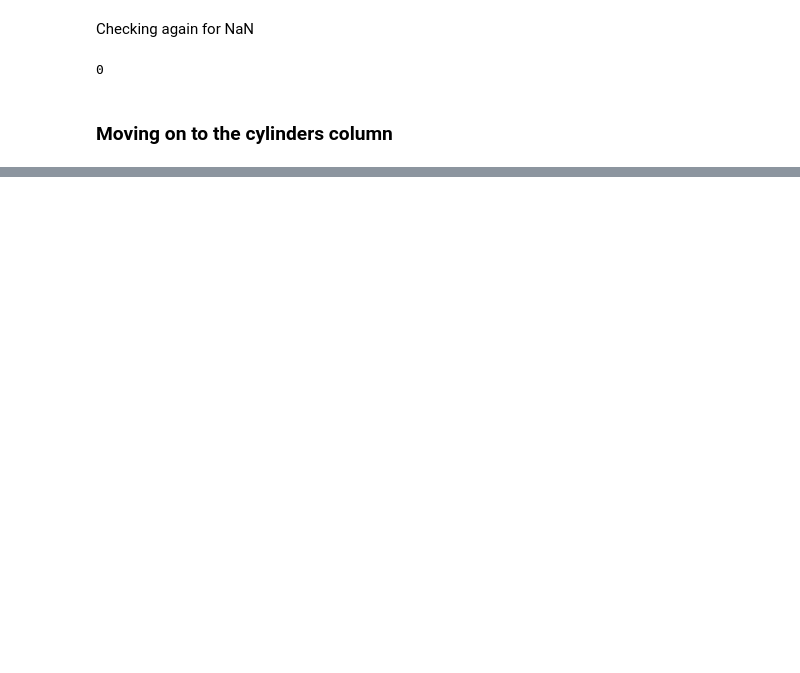
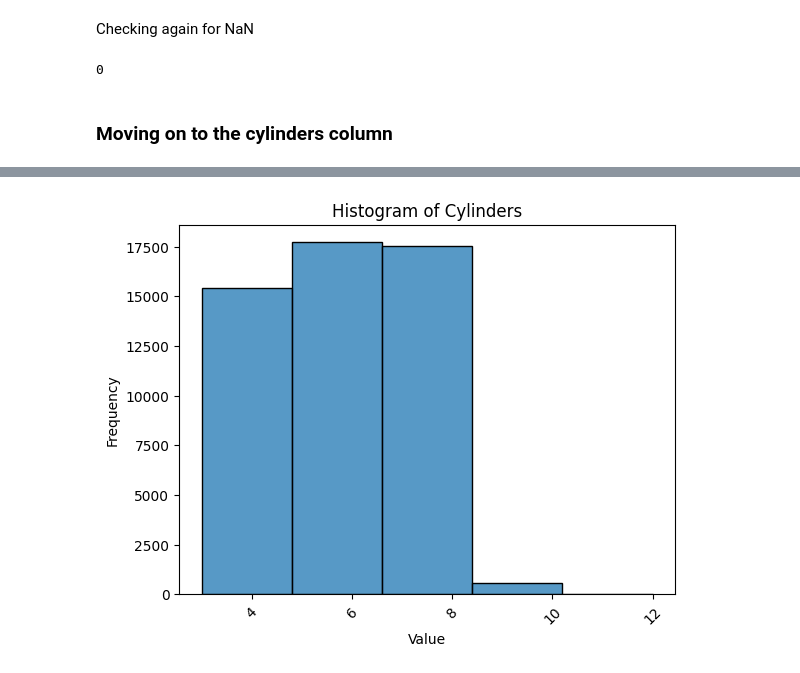
Before and after one commit to TirsoPaneque/SoftwareDevelopmentToolsProject, a Jupyter notebook: notebooks/EDA.ipynb, the cells around one changed output, grey strips where cells are left out. Drawn from its saved outputs; the diff is of its cells as text; code cells hidden in the pictures; blank space fills up the shorter version.

```diff
--- a/notebooks/EDA.ipynb
+++ b/notebooks/EDA.ipynb
@@ -209,0 +370,9 @@ df['cylinders'].shape[0]-df['cylinders'].count()
+# %%
+sns.histplot(x='cylinders', data=df, bins=5)
+plt.xlabel('Value')
+plt.ylabel('Frequency')
+plt.xticks(rotation=45)  # Rotate x-axis labels by 45 degrees
+plt.title(f'Histogram of Cylinders')
+plt.show()
+# %% [output]
+[figure, added]
```
Also changed, not shown: parts of 41 cells of this notebook.
